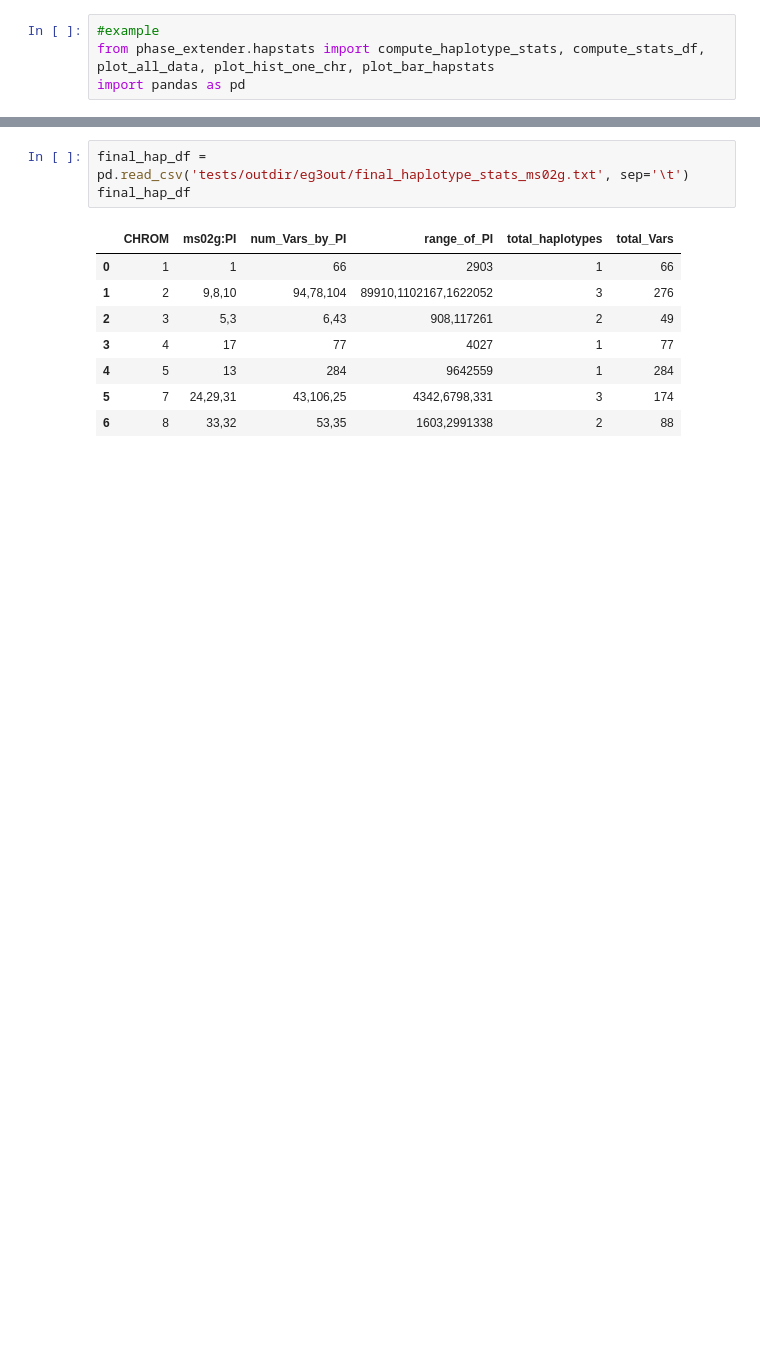
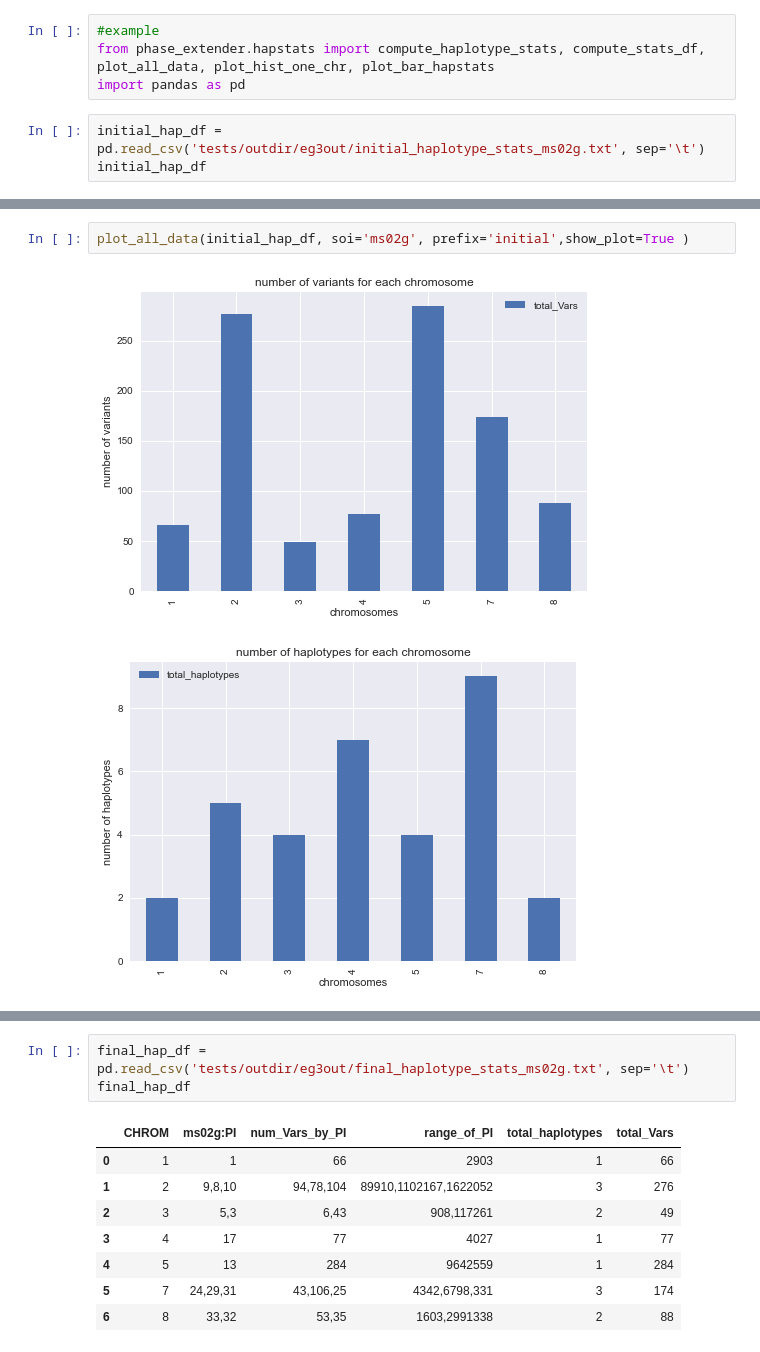
Before and after one commit to everestial/phase-extender, a Jupyter notebook: quickstart.ipynb, the cells around one changed output, grey strips where cells are left out. Saved outputs shown, nothing was run; the diff lists cells and outputs as text; blank space fills up the shorter version.

```diff
--- a/quickstart.ipynb
+++ b/quickstart.ipynb
@@ -2,3 +2,6 @@
 #example
 from phase_extender.hapstats import compute_haplotype_stats, compute_stats_df, plot_all_data, plot_hist_one_chr, plot_bar_hapstats
 import pandas as pd
+# %%
+initial_hap_df = pd.read_csv('tests/outdir/eg3out/initial_haplotype_stats_ms02g.txt', sep='\t')
+initial_hap_df
@@ -4,0 +17,5 @@ import pandas as pd
+# %%
+plot_all_data(initial_hap_df, soi='ms02g', prefix='initial',show_plot=True )
+# %% [output]
+[figure, added]
+[figure, added]
```
Also changed, not shown: parts of 5 cells of this notebook, 1 other file.
